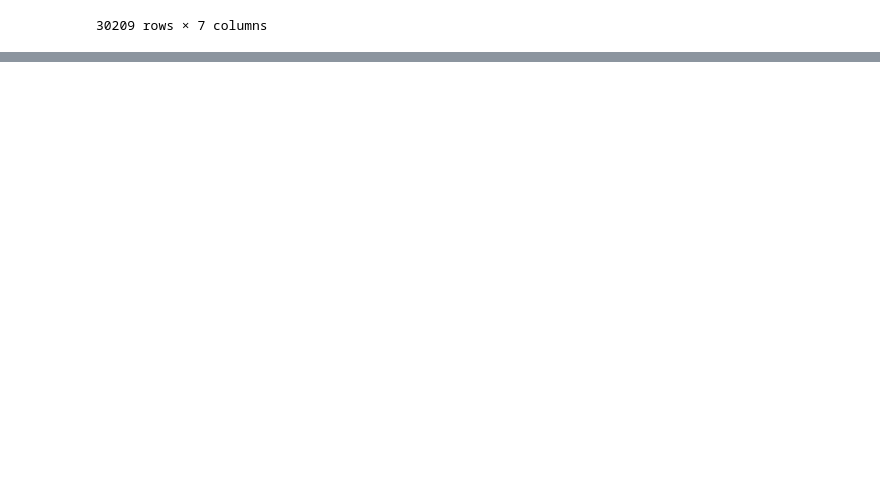
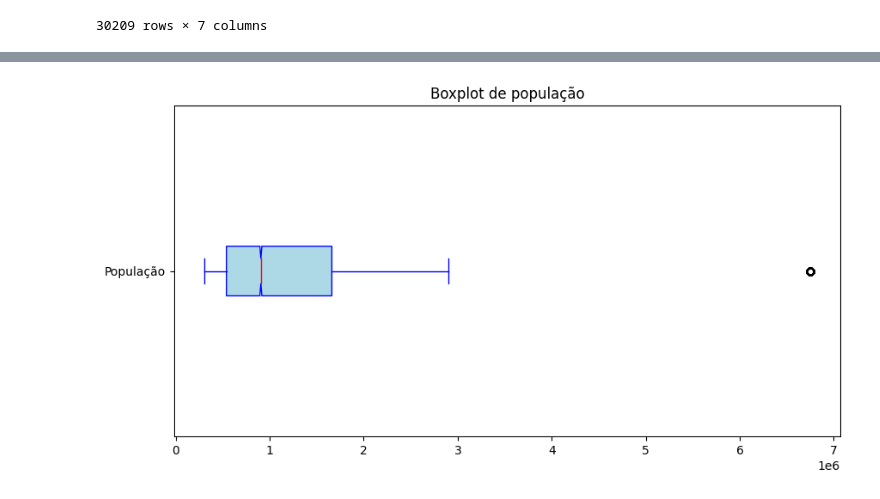
Before and after one commit to juliajgmb/projeto_icd, a Jupyter notebook: analise_inicial.ipynb, the cells around one changed output, grey strips where cells are left out. Drawn from its saved outputs; the diff is of its cells as text; code cells hidden in the pictures; blank space fills up the shorter version.

```diff
--- a/analise_inicial.ipynb
+++ b/analise_inicial.ipynb
@@ -96,0 +128,15 @@ Coeficiente de Variação: 1.336686191404273
+# %%
+# Criando um boxplot para a coluna População
+plt.figure(figsize=(10, 5))
+plt.boxplot(dataset_copia['População'], notch=True, vert=False, patch_artist=True,
+            boxprops=dict(facecolor='lightblue', color='blue'),
+            medianprops=dict(color='red'),
+            whiskerprops=dict(color='blue'),
+            capprops=dict(color='blue'),
+            flierprops=dict(marker='o', color='blue', alpha=0.5))
+
+plt.yticks([1], ['População'])
+plt.title('Boxplot de população')
+plt.show()
+# %% [output]
+[figure, added]
```
Also changed, not shown: parts of 15 cells of this notebook.
